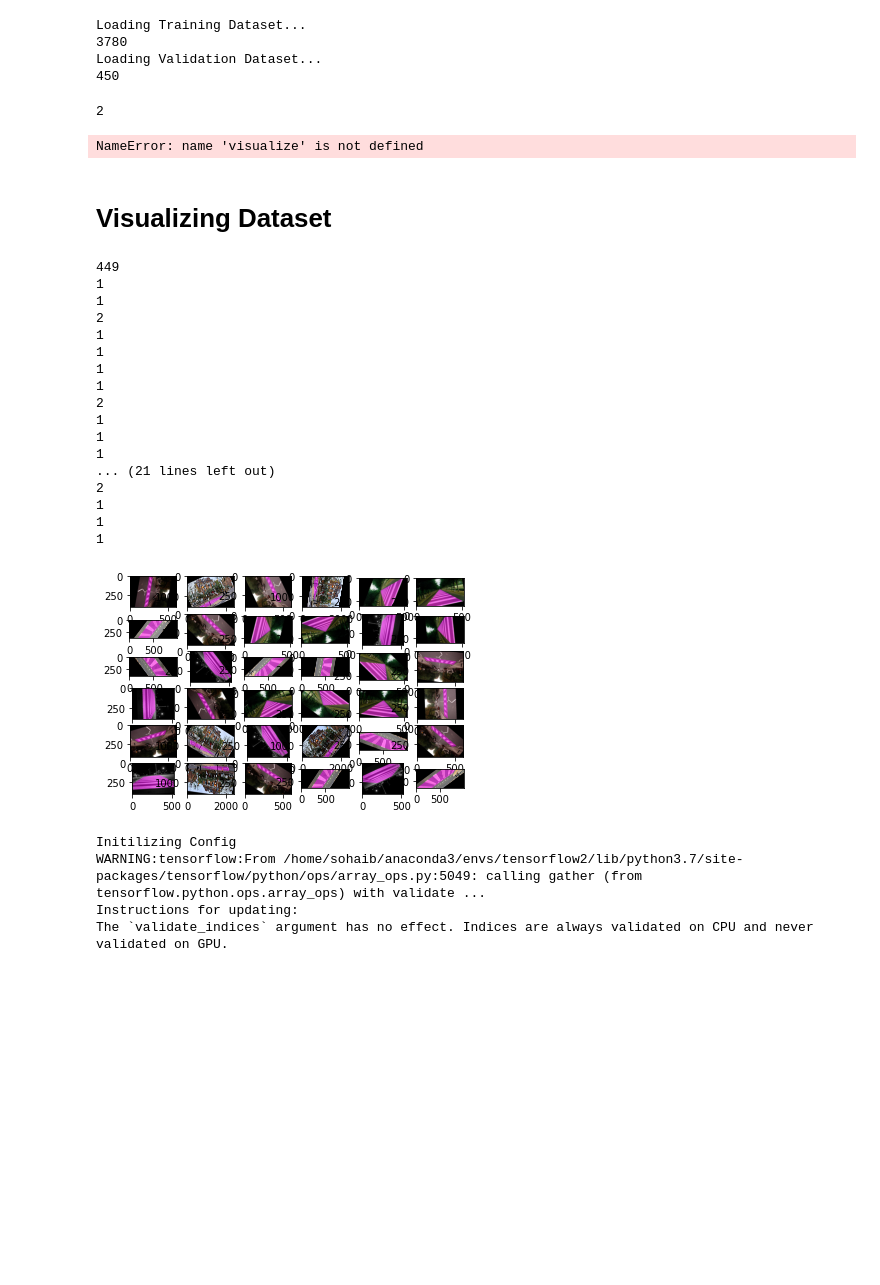
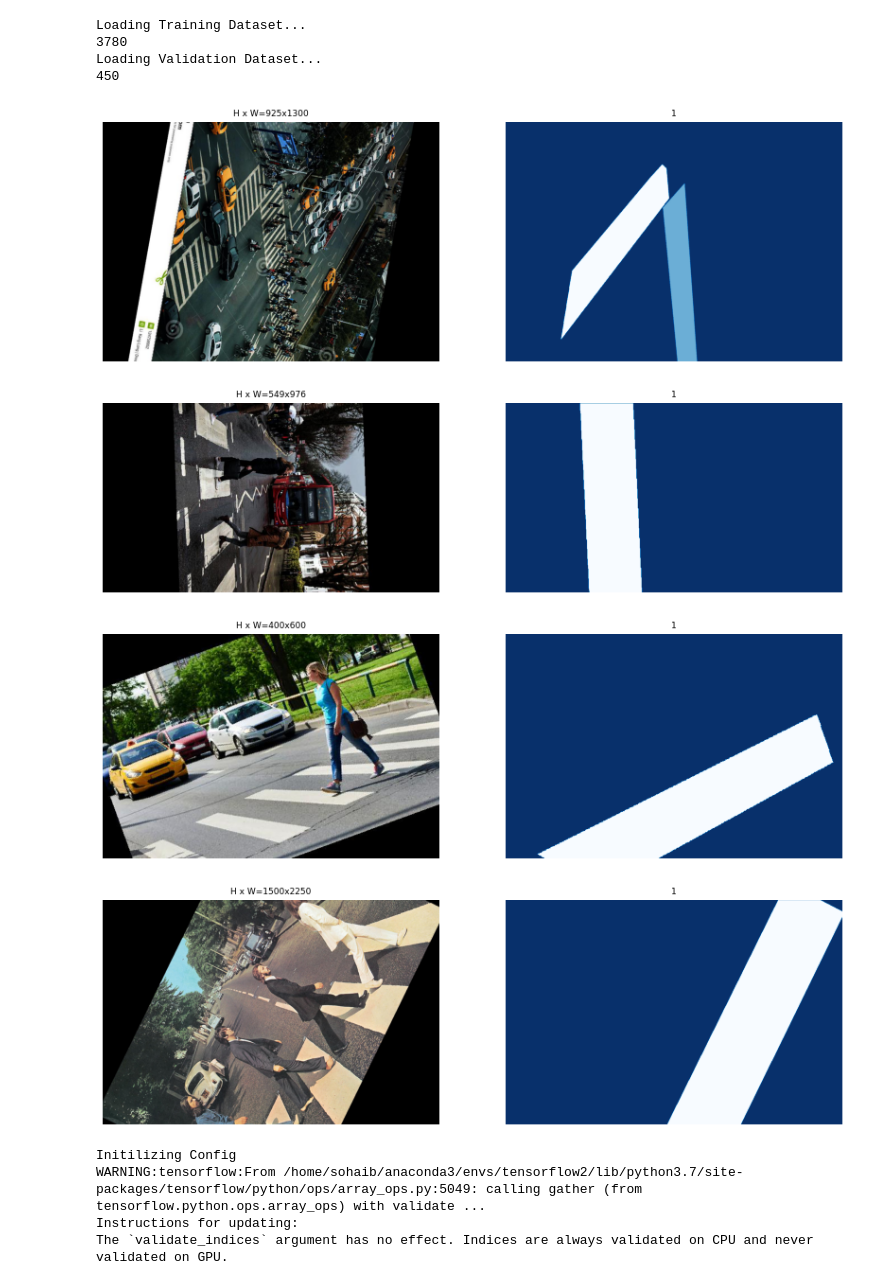
Before and after one commit to SohaibAnwaar/Mask---RCNN-Polygons-, a Jupyter notebook: 3_train/Train.ipynb, the cells around one changed output. Drawn from its saved outputs; the diff is of its cells as text; code cells hidden in the pictures; blank space fills up the shorter version.

Commit message:
training

```diff
--- a/3_train/Train.ipynb
+++ b/3_train/Train.ipynb
@@ -138,59 +138,15 @@ Loading Validation Dataset...
 # %%
 # Load and display random samples
 image_ids = np.random.choice(dataset_train.image_ids, 4)
 for image_id in image_ids:
     image = dataset_train.load_image(image_id)
     mask, class_ids = dataset_train.load_mask(image_id)
-    visualize.display_top_masks(image, mask, class_ids, dataset.class_names, limit=1)
+    vis.display_top_masks(image, mask, class_ids, dataset_train.class_names, limit=1)
 # %% [output]
-2
-NameError: name 'visualize' is not defined
+[figure, added]
+[figure, added]
+[figure, added]
+[figure, added]
-# %% [markdown]
-# Visualizing Dataset
-# %%
-import random
-
-count = 0
-rows, cols      = 6, 6
-class_ids = [i for i in range(dataset_val.num_images - 1)]
-
-
-print(len(class_ids))
-ids_list  = random.sample(class_ids, rows * cols)
-
-for id_ in ids_list:
-    count += 1
-    id_ -= 1
-
-    image = dataset_val.load_image(id_)
-    mask, class_id= dataset_val.load_mask(id_)
-    _, _, masks_num = mask.shape
-    # Ploting Masks
-    for i in range(masks_num):
-        mask_ = vis.apply_mask(image, mask[:,:,i], [1,2,3])
-
-    plt.subplot(rows, cols, count)
-    plt.imshow(mask_)
-plt.show()
-# %% [output]
-449
-1
-1
-2
-1
-1
-1
-1
-2
-1
-1
-1
-... (21 lines left out)
-2
-1
-1
-1
-[figure, removed]
 # %%
 from mrcnn.config import Config
 WEIGHTS_DIR = "/media/sohaib/additional_/maskrcnn/weights/"
```
Also changed, not shown: parts of 1 cell of this notebook.
